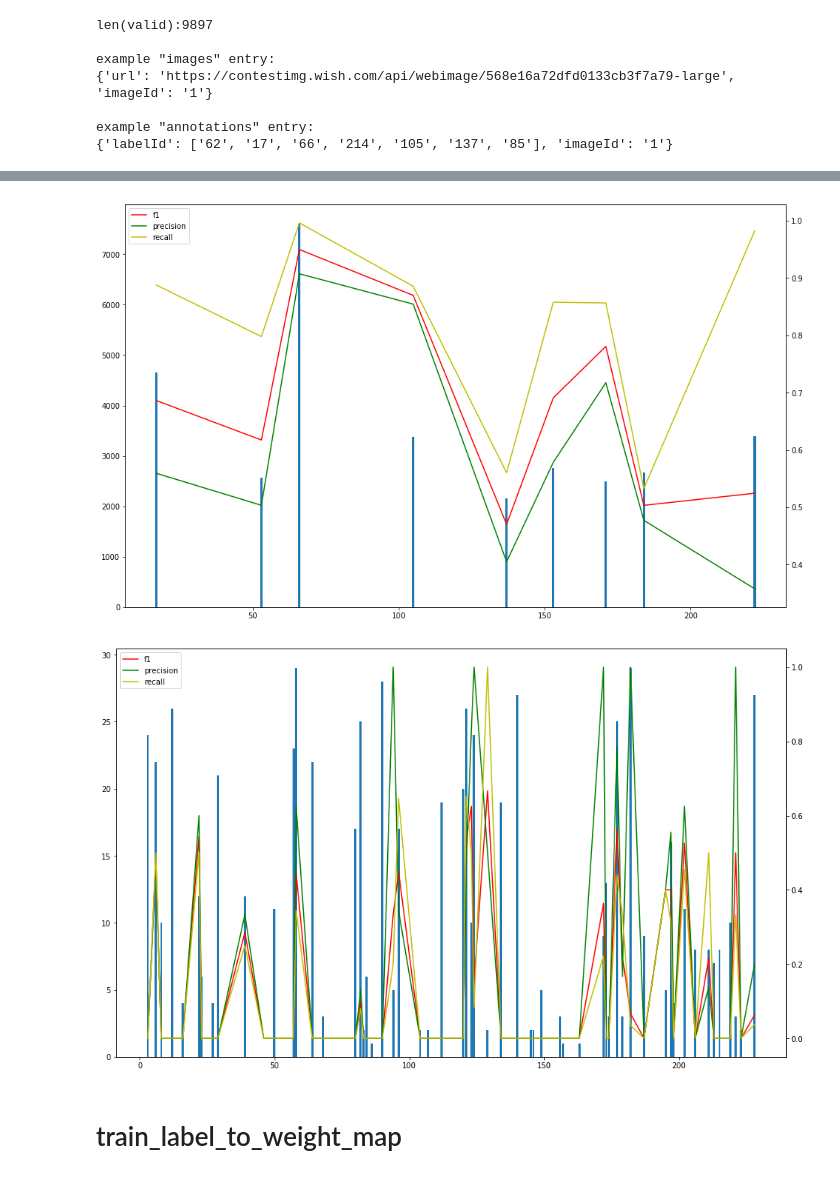
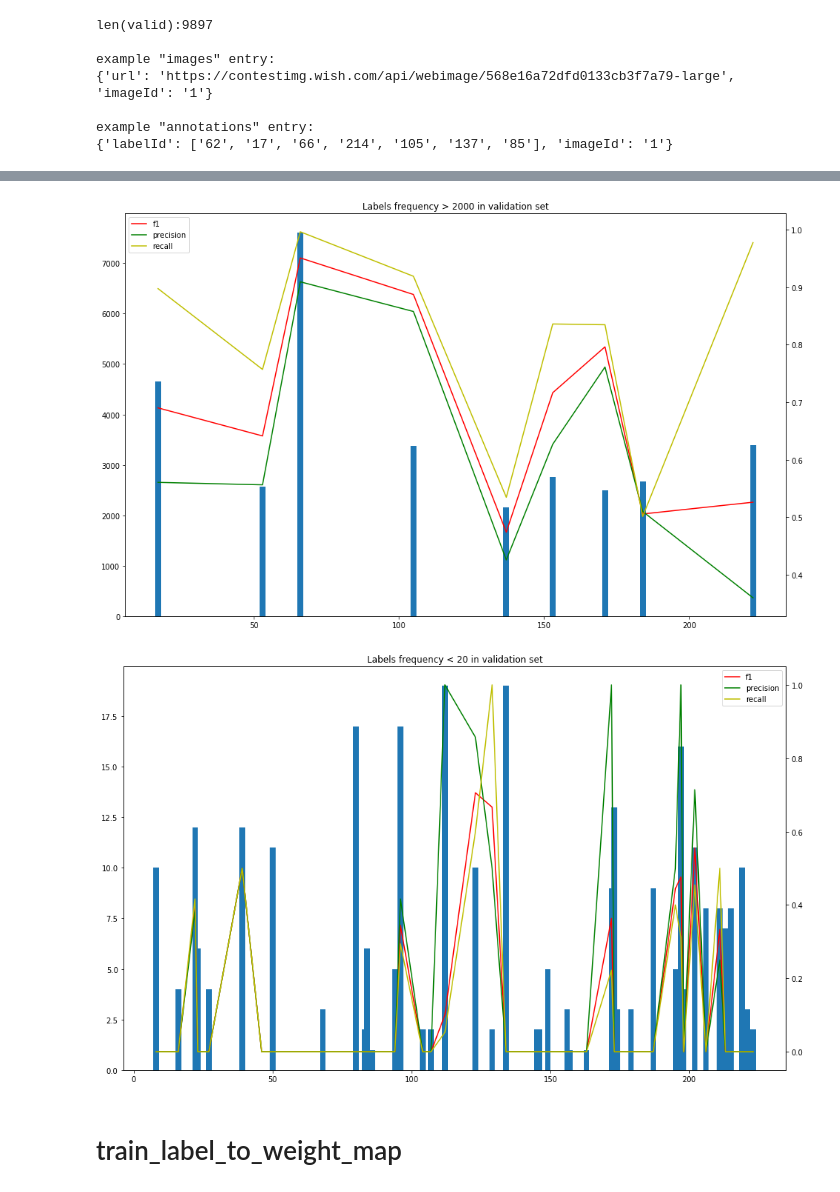
Before and after one commit to minfawang/cs231n-fashion, a Jupyter notebook: code/code_test.ipynb, the cells around one changed output, grey strips where cells are left out. Drawn from its saved outputs; the diff is of its cells as text; code cells hidden in the pictures.

```diff
--- a/code/code_test.ipynb
+++ b/code/code_test.ipynb
@@ -550,7 +650,7 @@ valid_truth_img_to_labels_map = {
 # %%
 import csv
 # preds_path = '/home/minfa/cs231n-fashion/submission/validation_dir/ssd_xception_valid.csv'
-valid_preds_path = '/home/minfa/ssd_xception_valid_labels.csv'
+valid_preds_path = '/home/minfa/cs231n-fashion/submission/ensemble_valid_predictions.csv'
 with open(valid_preds_path, 'r') as fin:
     reader = csv.reader(fin)
     next(reader)  # Skip header row.
@@ -654,14 +754,19 @@ WARNING: label_id (162) not in truth map.
 # %%
 import matplotlib.pyplot as plt
 
-def plot_f1(f1_df):
+def plot_f1(f1_df, plot_pr=True, title=None):
     plt.figure(figsize=(16, 10))
-    plt.bar(f1_df['label'], f1_df['img_count'])
+    plt.bar(f1_df['label'], f1_df['img_count'], width=2, align='center')
     ax2 = plt.twinx()
+#     ax2.bar(f1_df['label'], f1_df['f1'], color='r', alpha=0.5)
     ax2.plot(f1_df['label'], f1_df['f1'], color='r')
-    ax2.plot(f1_df['label'], f1_df['precision'], color='g')
-    ax2.plot(f1_df['label'], f1_df['recall'], color='y')
+    if plot_pr:
+        ax2.plot(f1_df['label'], f1_df['precision'], color='g')
+        ax2.plot(f1_df['label'], f1_df['recall'], color='y')
     ax2.legend()
+    if title:
+        plt.title(title)
 
 plot_f1(f1_df[f1_df['label'] < 40])
+# plot_f1(f1_df, False)
 # %% [output]
@@ -669,9 +774,9 @@ plot_f1(f1_df[f1_df['label'] < 40])
 # %%
-plot_f1(f1_df[f1_df['img_count'] > 2000])
-plot_f1(f1_df[f1_df['img_count'] < 30])
+plot_f1(f1_df[f1_df['img_count'] > 2000], title='Labels frequency > 2000 in validation set')
+plot_f1(f1_df[f1_df['img_count'] < 20], title='Labels frequency < 20 in validation set')
 # %% [output]
-[figure, old version]
+[figure, new version]
-[figure, old version]
+[figure, new version]
 # %% [markdown]
 # train_label_to_weight_map
 # %%
```
Also changed, not shown: parts of 19 cells of this notebook, 1 other file.
